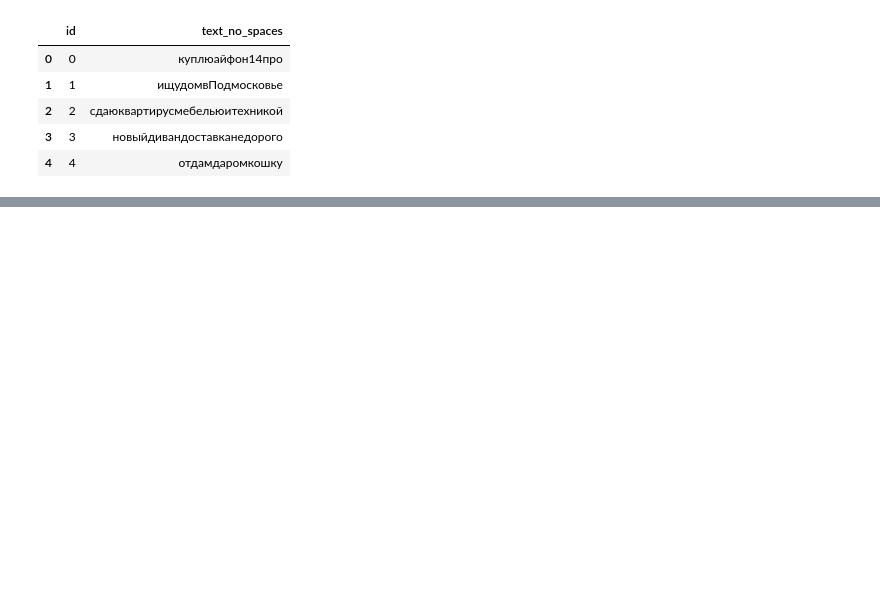
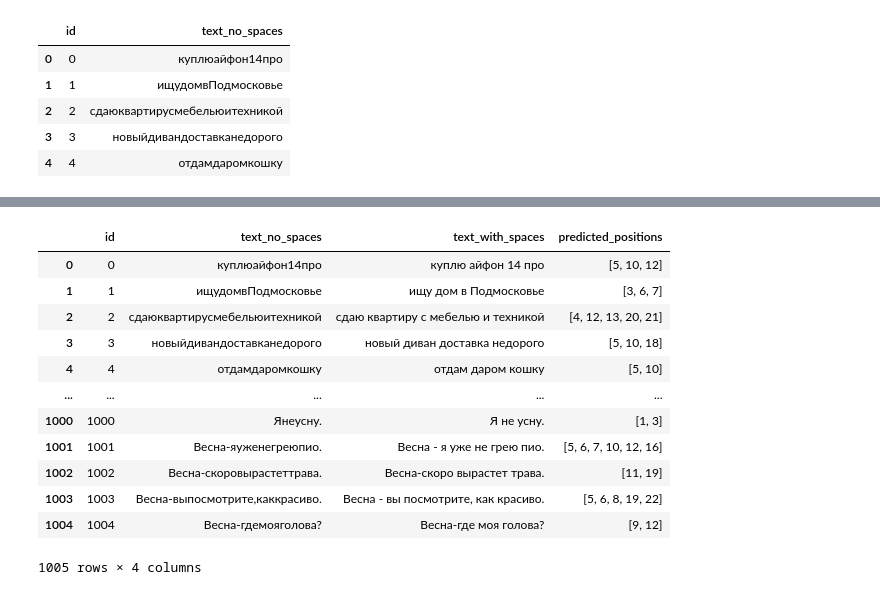
Before and after one commit to RuslanZaripov/avito-ds-internship-task, a Jupyter notebook: notebooks/model_training.ipynb, the cells around one changed output, grey strips where cells are left out. Cells and saved outputs as stored; diff of their text form; code cells hidden in the pictures; blank space fills up the shorter version.

```diff
--- a/notebooks/model_training.ipynb
+++ b/notebooks/model_training.ipynb
@@ -110,7 +117,7 @@ src_windows = []
 tgt_windows = []
 
 for i in tqdm(range(0, len(text), stride)):
-    src_window = text[i:i+window_length].strip()
+    src_window = text[i:i+data_window_length].strip()
     # Generate the corrupted version of that window
     tgt_window = process_text_with_spaces(src_window).strip()
 
@@ -511,17 +520,17 @@ KeyboardInterrupt:
 # %% [markdown]
 ## Load checkpoint and predict
 # %%
-def correct_spaces(text: str) -> str:
+def correct_spaces(text: str, max_length: int = 128) -> str:
     inputs = tokenizer(
         text,
         return_tensors="pt",
         truncation=True,
         padding=True,
-        max_length=window_length
+        max_length=max_length
     ).to(device)
 
     return [tokenizer.decode(seq, skip_special_tokens=True).strip()
-            for seq in generate_constrained(inputs, window_length)]
+            for seq in generate_constrained(inputs, max_length)]
 # %%
 model_name = "zarus03/byt5-wsc"
 tokenizer = AutoTokenizer.from_pretrained(model_name)
@@ -567,3 +574,32 @@ test.head(20)
 | 19 | 19 | куплюXboxOne | куплю Xbox One |
 # %%
 test.to_csv('/kaggle/working/pred.csv')
+# %%
+def find_space_positions(corrected_text):
+    positions = []
+    original_idx = 0
+
+    for char in corrected_text:
+        if char == ' ':
+            positions.append(original_idx)
+        else:
+            original_idx += 1
+
+    return positions
+# %%
+test['predicted_positions'] = test['text_with_spaces'].map(find_space_positions).map(list).map(str)
+test
+# %% [output]
+|  | id | text_no_spaces | text_with_spaces | predicted_positions |
+| 0 | 0 | куплюайфон14про | куплю айфон 14 про | [5, 10, 12] |
+| 1 | 1 | ищудомвПодмосковье | ищу дом в Подмосковье | [3, 6, 7] |
+| 2 | 2 | сдаюквартирусмебельюитехникой | сдаю квартиру с мебелью и техникой | [4, 12, 13, 20, 21] |
+| 3 | 3 | новыйдивандоставканедорого | новый диван доставка недорого | [5, 10, 18] |
+| 4 | 4 | отдамдаромкошку | отдам даром кошку | [5, 10] |
+| ... | ... | ... | ... | ... |
+| 1000 | 1000 | Янеусну. | Я не усну. | [1, 3] |
+| 1001 | 1001 | Весна-яуженегреюпио. | Весна - я уже не грею пио. | [5, 6, 7, 10, 12, 16] |
+| 1002 | 1002 | Весна-скоровырастеттрава. | Весна-скоро вырастет трава. | [11, 19] |
+| 1003 | 1003 | Весна-выпосмотрите,каккрасиво. | Весна - вы посмотрите, как красиво. | [5, 6, 8, 19, 22] |
+| 1004 | 1004 | Весна-гдемояголова? | Весна-где моя голова? | [9, 12] |
+1005 rows × 4 columns
```
Also changed, not shown: parts of 13 cells of this notebook, 5 other files.
